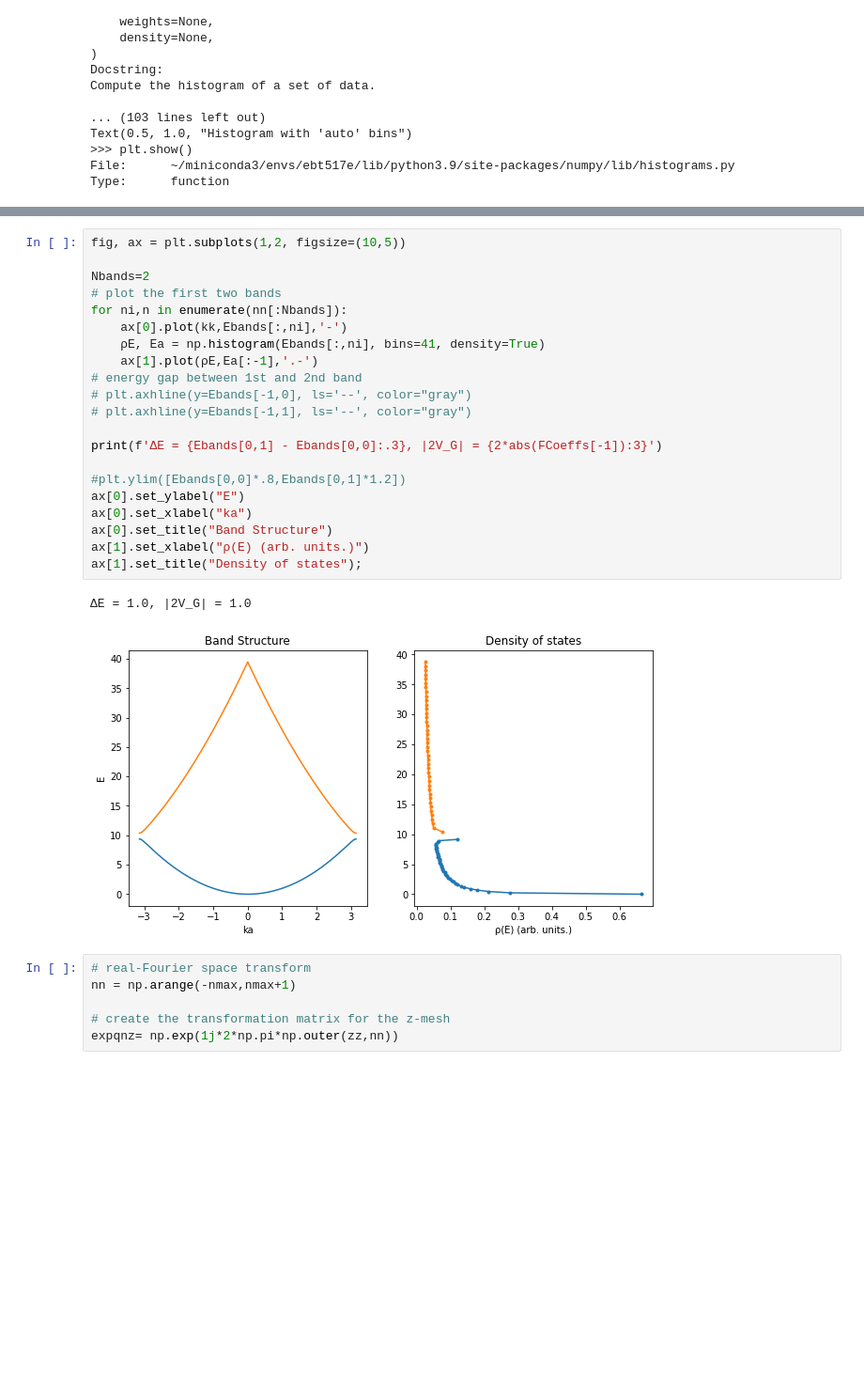
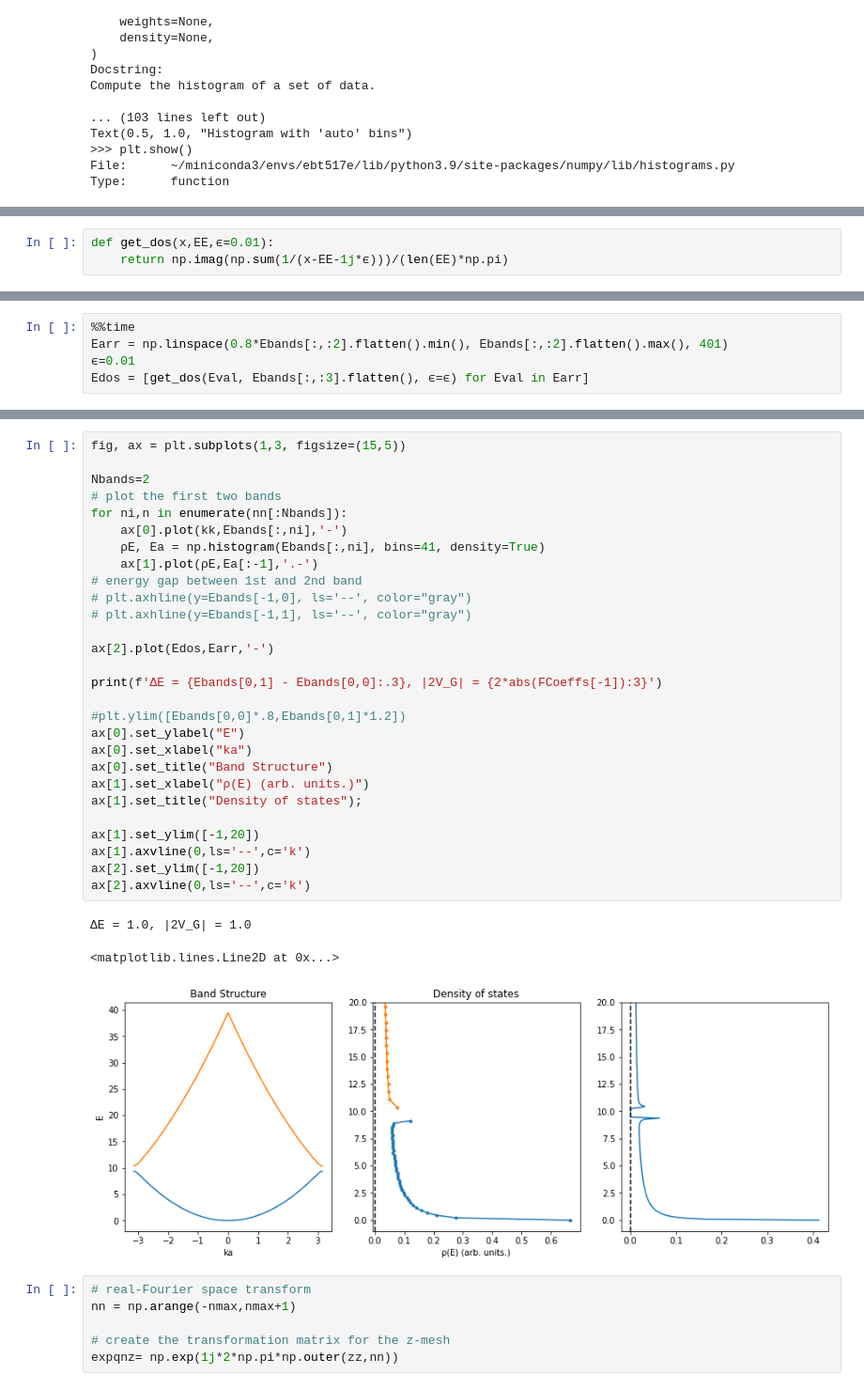
Before and after one commit to susyexists/EBT617E, a Jupyter notebook: 1d_band_structure.ipynb, the cells around one changed output, grey strips where cells are left out. Shown at 94% size. Cells and saved outputs as stored; diff of their text form; blank space fills up the shorter version.

```diff
--- a/1d_band_structure.ipynb
+++ b/1d_band_structure.ipynb
@@ -153,0 +167,3 @@ Type:      function
+# %%
+def get_dos(x,EE,ϵ=0.01):
+    return np.imag(np.sum(1/(x-EE-1j*ϵ)))/(len(EE)*np.pi)
@@ -153,0 +178,5 @@ Type:      function
+# %%
+%%time
+Earr = np.linspace(0.8*Ebands[:,:2].flatten().min(), Ebands[:,:2].flatten().max(), 401)
+ϵ=0.01
+Edos = [get_dos(Eval, Ebands[:,:3].flatten(), ϵ=ϵ) for Eval in Earr]
@@ -154,27 +186,35 @@ Type:      function
 # %%
-fig, ax = plt.subplots(1,2, figsize=(10,5))
+fig, ax = plt.subplots(1,3, figsize=(15,5))
 
 Nbands=2
 # plot the first two bands
 for ni,n in enumerate(nn[:Nbands]):
     ax[0].plot(kk,Ebands[:,ni],'-')
     ρE, Ea = np.histogram(Ebands[:,ni], bins=41, density=True)
     ax[1].plot(ρE,Ea[:-1],'.-')
 # energy gap between 1st and 2nd band
 # plt.axhline(y=Ebands[-1,0], ls='--', color="gray")
 # plt.axhline(y=Ebands[-1,1], ls='--', color="gray")
 
+ax[2].plot(Edos,Earr,'-')
+
 print(f'ΔE = {Ebands[0,1] - Ebands[0,0]:.3}, |2V_G| = {2*abs(FCoeffs[-1]):3}')
 
 #plt.ylim([Ebands[0,0]*.8,Ebands[0,1]*1.2])
 ax[0].set_ylabel("E")
 ax[0].set_xlabel("ka")
 ax[0].set_title("Band Structure")
 ax[1].set_xlabel("ρ(E) (arb. units.)")
 ax[1].set_title("Density of states");
+
+ax[1].set_ylim([-1,20])
+ax[1].axvline(0,ls='--',c='k')
+ax[2].set_ylim([-1,20])
+ax[2].axvline(0,ls='--',c='k')
 # %% [output]
 ΔE = 1.0, |2V_G| = 1.0
+<matplotlib.lines.Line2D at 0x...>
-[figure, old version]
+[figure, new version]
 # %%
 # real-Fourier space transform
 nn = np.arange(-nmax,nmax+1)
```
Also changed, not shown: parts of 4 cells of this notebook, 1 other file.
